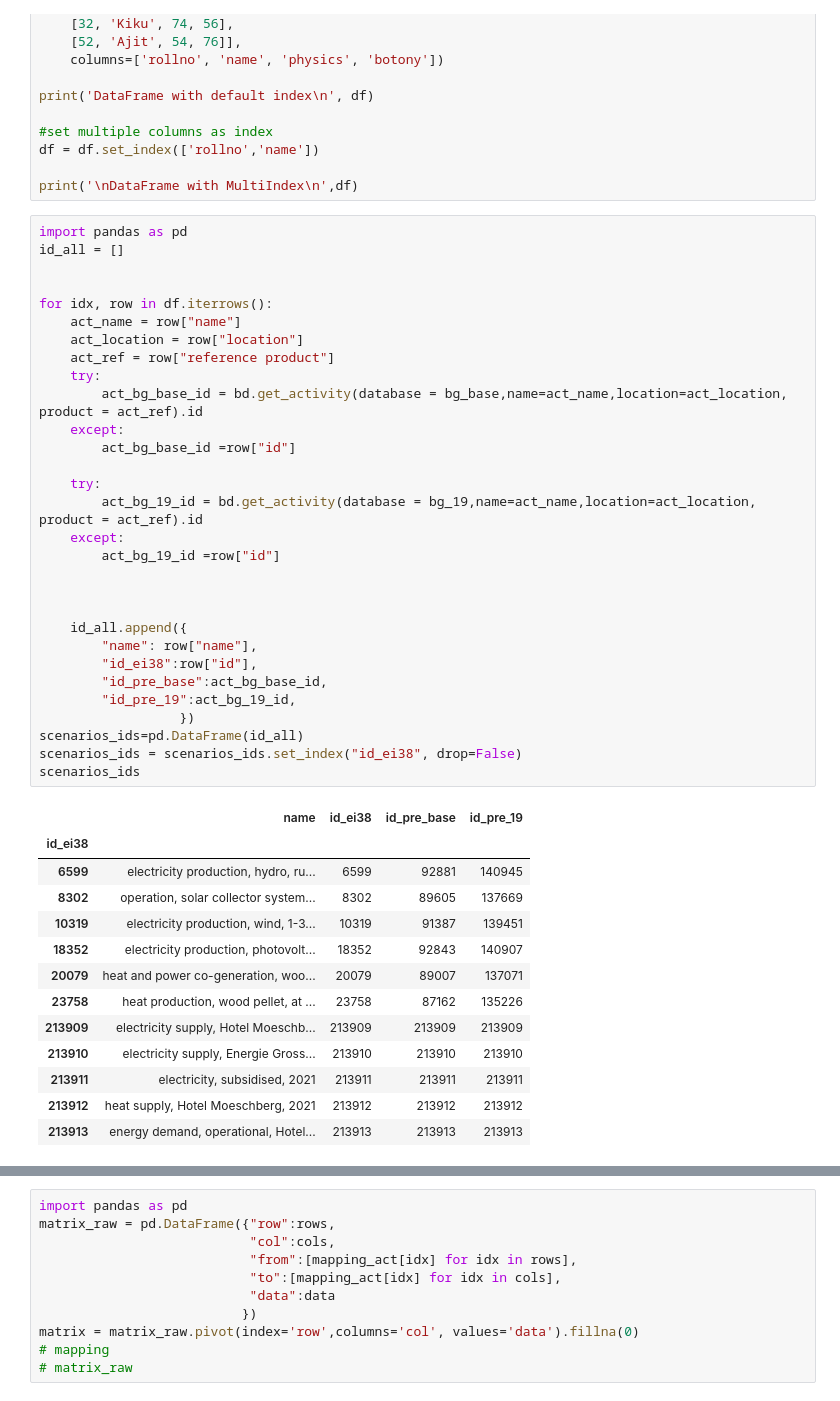
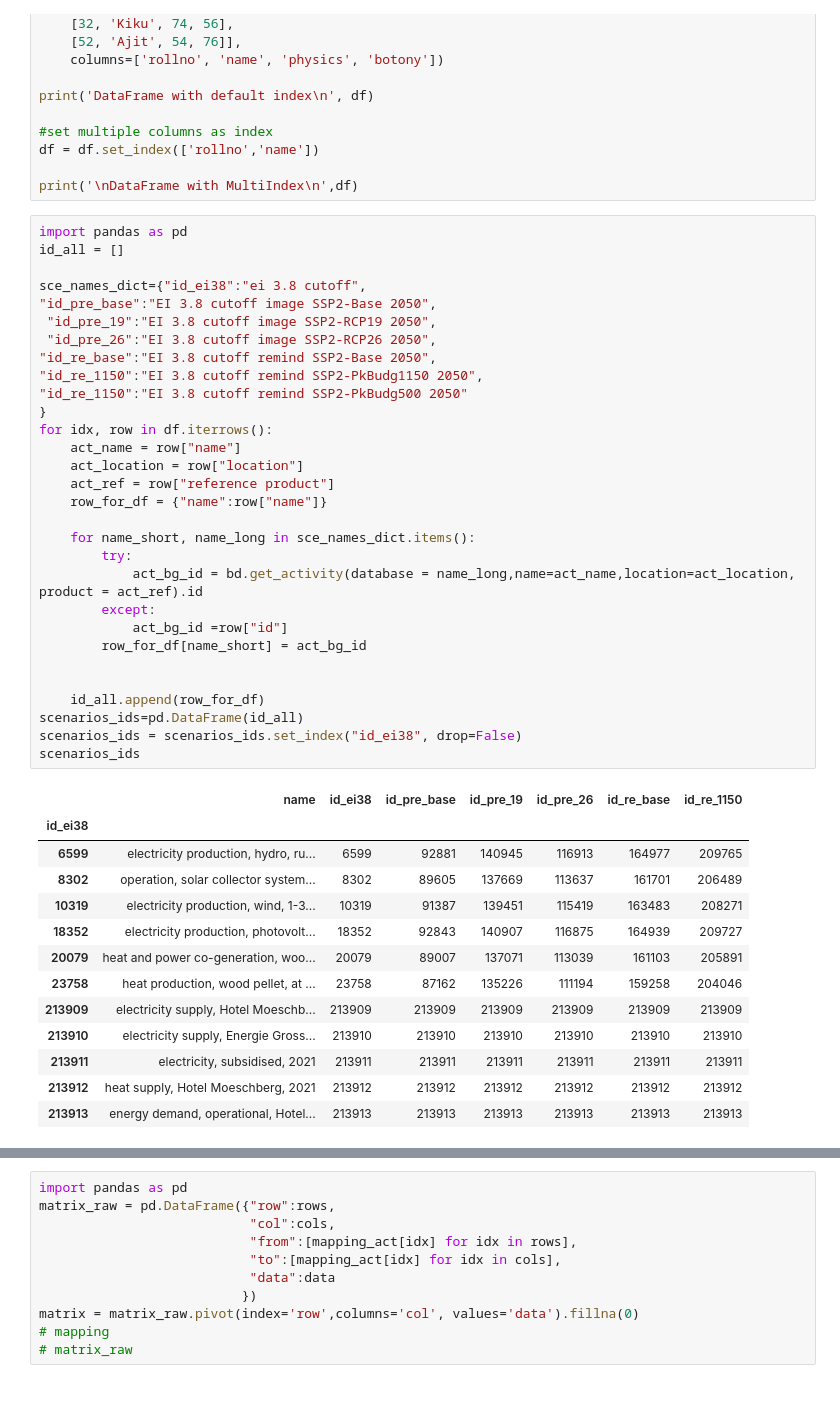
Before and after one commit to tyrael147/moeschpond, a Jupyter notebook: LCA_foreground.ipynb, the cells around one changed output, grey strips where cells are left out. Drawn from its saved outputs; the diff is of its cells as text.

```diff
--- a/LCA_foreground.ipynb
+++ b/LCA_foreground.ipynb
@@ -138,44 +189,44 @@ print('\nDataFrame with MultiIndex\n',df)
 # %%
 import pandas as pd
 id_all = []
 
-
+sce_names_dict={"id_ei38":"ei 3.8 cutoff",
+"id_pre_base":"EI 3.8 cutoff image SSP2-Base 2050",
+ "id_pre_19":"EI 3.8 cutoff image SSP2-RCP19 2050",
+ "id_pre_26":"EI 3.8 cutoff image SSP2-RCP26 2050",
+"id_re_base":"EI 3.8 cutoff remind SSP2-Base 2050",
+"id_re_1150":"EI 3.8 cutoff remind SSP2-PkBudg1150 2050",
+"id_re_1150":"EI 3.8 cutoff remind SSP2-PkBudg500 2050"
+}
 for idx, row in df.iterrows():
     act_name = row["name"]
     act_location = row["location"]
     act_ref = row["reference product"]
-    try:
-        act_bg_base_id = bd.get_activity(database = bg_base,name=act_name,location=act_location, product = act_ref).id
-    except:
-        act_bg_base_id =row["id"]
+    row_for_df = {"name":row["name"]}
 
-    try:
-        act_bg_19_id = bd.get_activity(database = bg_19,name=act_name,location=act_location, product = act_ref).id
-    except:
-        act_bg_19_id =row["id"]
+    for name_short, name_long in sce_names_dict.items():
+        try:
+            act_bg_id = bd.get_activity(database = name_long,name=act_name,location=act_location, product = act_ref).id
+        except:
+            act_bg_id =row["id"]
+        row_for_df[name_short] = act_bg_id
 
 
-
-    id_all.append({
-        "name": row["name"],
-        "id_ei38":row["id"],
-        "id_pre_base":act_bg_base_id,
-        "id_pre_19":act_bg_19_id,
-                  })
+    id_all.append(row_for_df)
 scenarios_ids=pd.DataFrame(id_all)
 scenarios_ids = scenarios_ids.set_index("id_ei38", drop=False)
 scenarios_ids
 # %% [output]
-|  | name | id_ei38 | id_pre_base | id_pre_19 |
-| id_ei38 |  |  |  |  |
-| 6599 | electricity production, hydro, ru... | 6599 | 92881 | 140945 |
-| 8302 | operation, solar collector system... | 8302 | 89605 | 137669 |
-| 10319 | electricity production, wind, 1-3... | 10319 | 91387 | 139451 |
-| 18352 | electricity production, photovolt... | 18352 | 92843 | 140907 |
-| 20079 | heat and power co-generation, woo... | 20079 | 89007 | 137071 |
-| 23758 | heat production, wood pellet, at ... | 23758 | 87162 | 135226 |
-| 213909 | electricity supply, Hotel Moeschb... | 213909 | 213909 | 213909 |
-| 213910 | electricity supply, Energie Gross... | 213910 | 213910 | 213910 |
-| 213911 | electricity, subsidised, 2021 | 213911 | 213911 | 213911 |
-| 213912 | heat supply, Hotel Moeschberg, 2021 | 213912 | 213912 | 213912 |
-| 213913 | energy demand, operational, Hotel... | 213913 | 213913 | 213913 |
+|  | name | id_ei38 | id_pre_base | id_pre_19 | id_pre_26 | id_re_base | id_re_1150 |
+| id_ei38 |  |  |  |  |  |  |  |
+| 6599 | electricity production, hydro, ru... | 6599 | 92881 | 140945 | 116913 | 164977 | 209765 |
+| 8302 | operation, solar collector system... | 8302 | 89605 | 137669 | 113637 | 161701 | 206489 |
+| 10319 | electricity production, wind, 1-3... | 10319 | 91387 | 139451 | 115419 | 163483 | 208271 |
+| 18352 | electricity production, photovolt... | 18352 | 92843 | 140907 | 116875 | 164939 | 209727 |
+| 20079 | heat and power co-generation, woo... | 20079 | 89007 | 137071 | 113039 | 161103 | 205891 |
+| 23758 | heat production, wood pellet, at ... | 23758 | 87162 | 135226 | 111194 | 159258 | 204046 |
+| 213909 | electricity supply, Hotel Moeschb... | 213909 | 213909 | 213909 | 213909 | 213909 | 213909 |
+| 213910 | electricity supply, Energie Gross... | 213910 | 213910 | 213910 | 213910 | 213910 | 213910 |
+| 213911 | electricity, subsidised, 2021 | 213911 | 213911 | 213911 | 213911 | 213911 | 213911 |
+| 213912 | heat supply, Hotel Moeschberg, 2021 | 213912 | 213912 | 213912 | 213912 | 213912 | 213912 |
+| 213913 | energy demand, operational, Hotel... | 213913 | 213913 | 213913 | 213913 | 213913 | 213913 |
```
Also changed, not shown: parts of 11 cells of this notebook, 3 other files.
